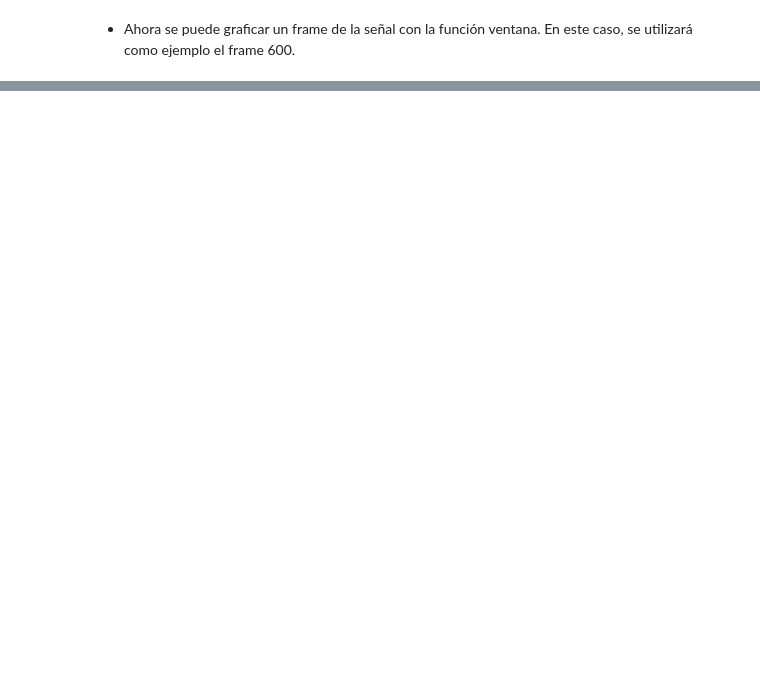
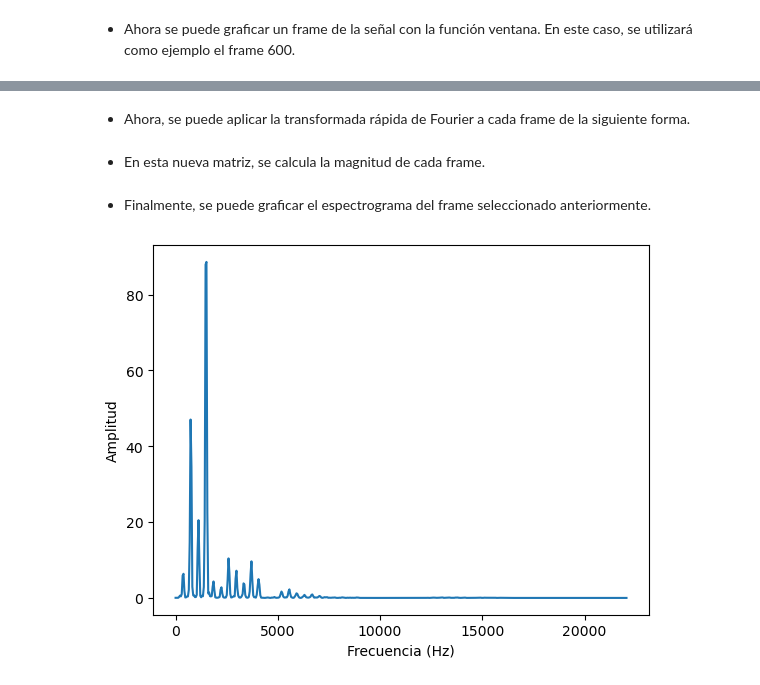
Before and after one commit to valentinavalderas/Tareas_acus099, a Jupyter notebook: Tarea 3.ipynb, the cells around one changed output, grey strips where cells are left out. Cells and saved outputs as stored; diff of their text form; code cells hidden in the pictures; blank space fills up the shorter version.

```diff
--- a/Tarea 3.ipynb
+++ b/Tarea 3.ipynb
@@ -73,0 +80,17 @@ plt.ylabel("Amplitud");
+# %% [markdown]
++ Ahora, se puede aplicar la transformada rápida de Fourier a cada frame de la siguiente forma.
+# %%
+matrizfft=fft(matriz_frames,n=nfft,axis=1)
+# %% [markdown]
++ En esta nueva matriz, se calcula la magnitud de cada frame.
+# %%
+magmatrizfft=np.abs(matrizfft)
+# %% [markdown]
++ Finalmente, se puede graficar el espectrograma del frame seleccionado anteriormente.
+# %%
+b=np.linspace(0,fs//2,nfft//2)
+plt.plot(b,magmatrizfft[frame,0:nfft//2]);
+plt.xlabel("Frecuencia (Hz)");
+plt.ylabel("Amplitud");
+# %% [output]
+[figure, added]
```
Also changed, not shown: parts of 5 cells of this notebook.
